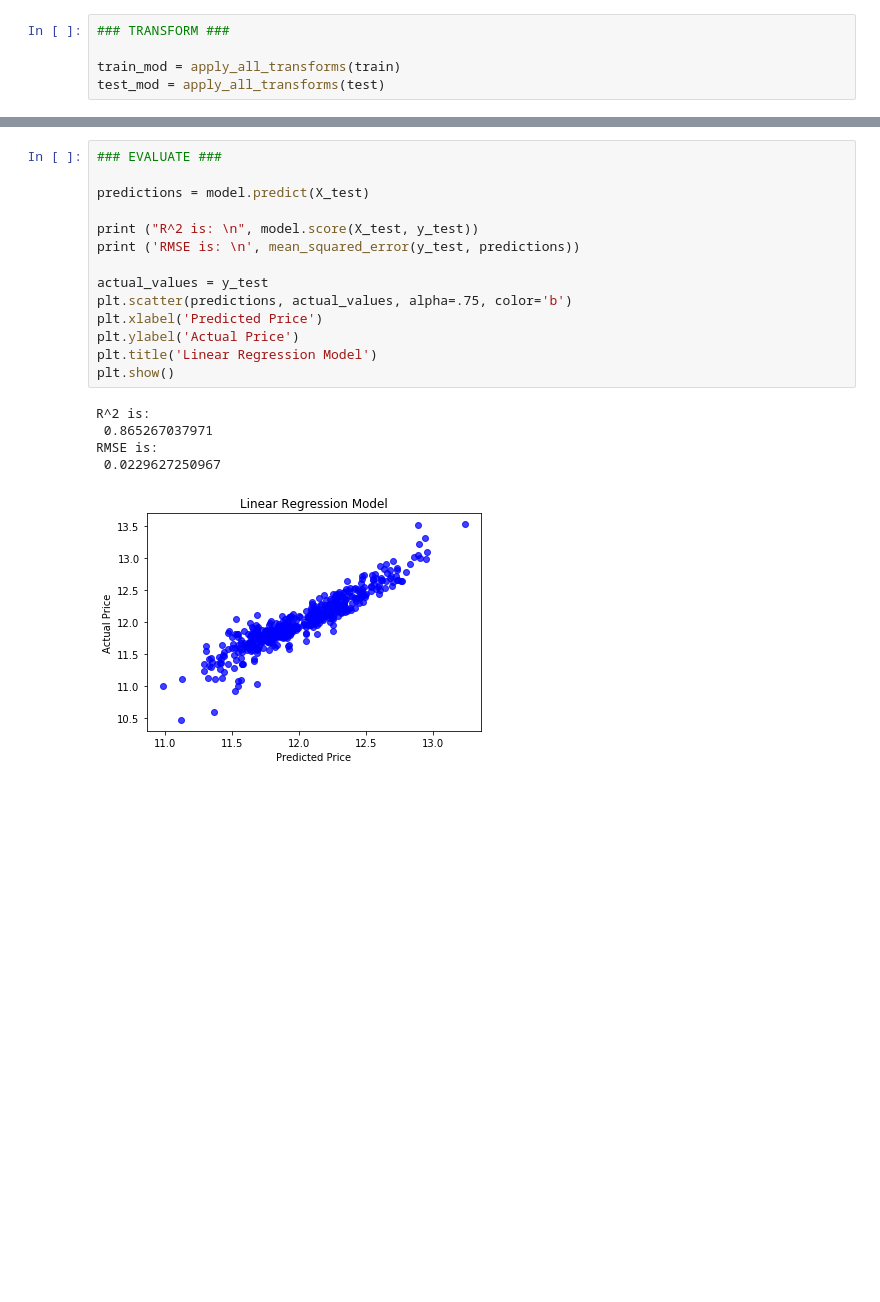
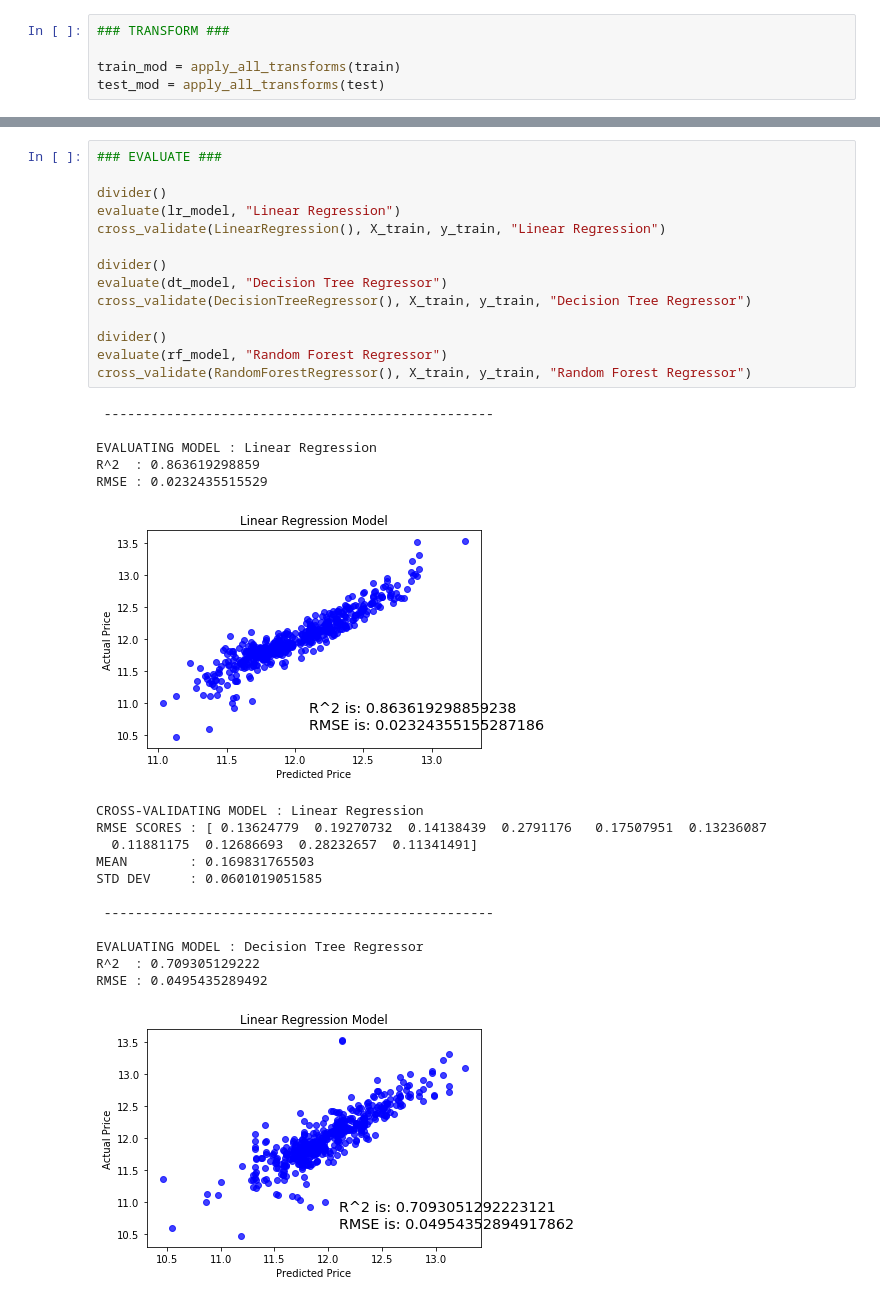
Before and after one commit to sshookman/cerebral-circuits, a Jupyter notebook: kaggle/housing-example/HousingExample.ipynb, the cells around one changed output, grey strips where cells are left out. Cells and saved outputs as stored; diff of their text form; blank space fills up the shorter version.

Commit message:
Adds more models to housing example

```diff
--- a/kaggle/housing-example/HousingExample.ipynb
+++ b/kaggle/housing-example/HousingExample.ipynb
@@ -67,20 +118,33 @@ model = lr.fit(X_train, y_train)
-# %%
-### EVALUATE ###
-
-predictions = model.predict(X_test)
-
-print ("R^2 is: \n", model.score(X_test, y_test))
-print ('RMSE is: \n', mean_squared_error(y_test, predictions))
-
-actual_values = y_test
-plt.scatter(predictions, actual_values, alpha=.75, color='b')
-plt.xlabel('Predicted Price')
-plt.ylabel('Actual Price')
-plt.title('Linear Regression Model')
-plt.show()
-# %% [output]
-R^2 is:
- 0.865267037971
-RMSE is:
- 0.0229627250967
-[figure, removed]
+# %%
+### EVALUATE ###
+
+divider()
+evaluate(lr_model, "Linear Regression")
+cross_validate(LinearRegression(), X_train, y_train, "Linear Regression")
+
+divider()
+evaluate(dt_model, "Decision Tree Regressor")
+cross_validate(DecisionTreeRegressor(), X_train, y_train, "Decision Tree Regressor")
+
+divider()
+evaluate(rf_model, "Random Forest Regressor")
+cross_validate(RandomForestRegressor(), X_train, y_train, "Random Forest Regressor")
+# %% [output]
+ --------------------------------------------------
+
+EVALUATING MODEL : Linear Regression
+R^2  : 0.863619298859
+RMSE : 0.0232435515529
+[figure, added]
+CROSS-VALIDATING MODEL : Linear Regression
+RMSE SCORES : [ 0.13624779  0.19270732  0.14138439  0.2791176   0.17507951  0.13236087
+  0.11881175  0.12686693  0.28232657  0.11341491]
+MEAN        : 0.169831765503
+STD DEV     : 0.0601019051585
+
+ --------------------------------------------------
+
+EVALUATING MODEL : Decision Tree Regressor
+R^2  : 0.709305129222
+RMSE : 0.0495435289492
+[figure, added]
```
Also changed, not shown: parts of 9 cells of this notebook, 1 other file.
